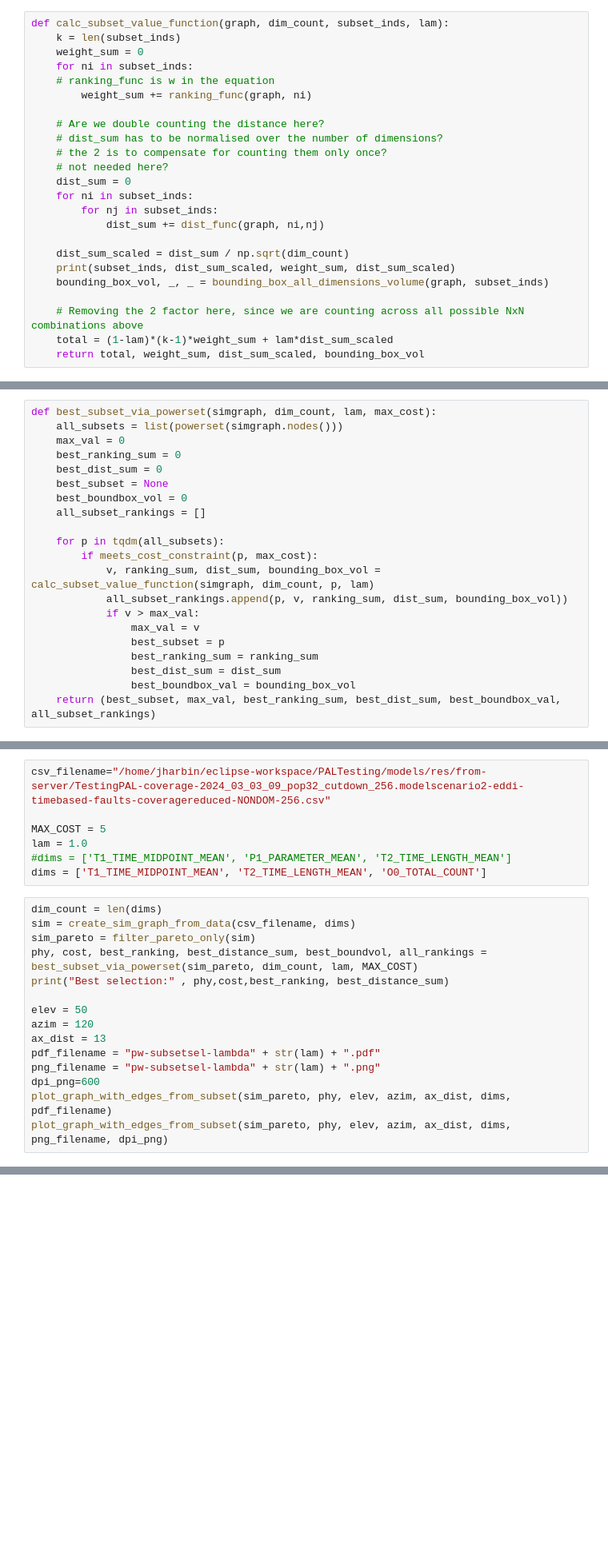
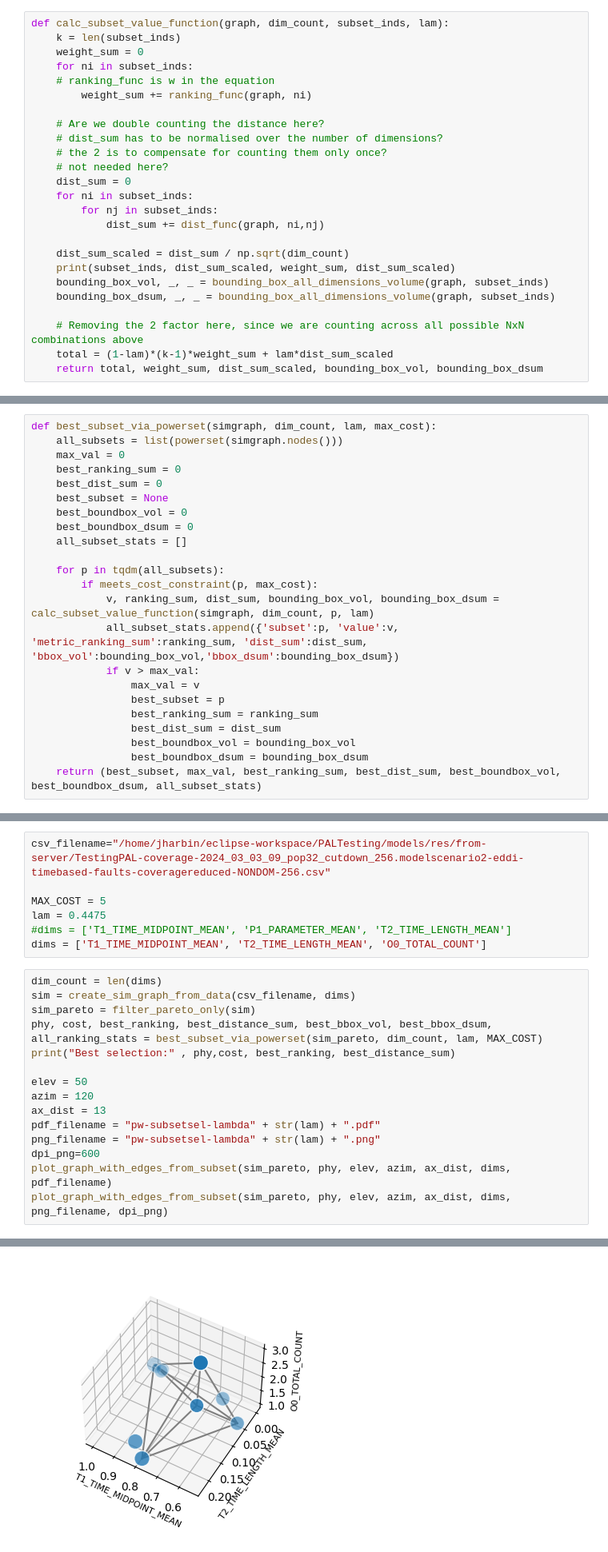
Before and after one commit to sesame-project/simulationBasedTesting, a Jupyter notebook: notebooks/phytesting/SubsetSelection.ipynb, the cells around one changed output, grey strips where cells are left out. Shown at 80% size. Saved outputs shown, nothing was run; the diff lists cells and outputs as text; blank space fills up the shorter version.

Commit message:
Subset selection

```diff
--- a/notebooks/phytesting/SubsetSelection.ipynb
+++ b/notebooks/phytesting/SubsetSelection.ipynb
@@ -304,10 +301,11 @@ def calc_subset_value_function(graph, dim_count, subset_inds, lam):
     dist_sum_scaled = dist_sum / np.sqrt(dim_count)
     print(subset_inds, dist_sum_scaled, weight_sum, dist_sum_scaled)
     bounding_box_vol, _, _ = bounding_box_all_dimensions_volume(graph, subset_inds)
+    bounding_box_dsum, _, _ = bounding_box_all_dimensions_volume(graph, subset_inds)
 
     # Removing the 2 factor here, since we are counting across all possible NxN combinations above
     total = (1-lam)*(k-1)*weight_sum + lam*dist_sum_scaled
-    return total, weight_sum, dist_sum_scaled, bounding_box_vol
+    return total, weight_sum, dist_sum_scaled, bounding_box_vol, bounding_box_dsum
 # %%
 def dist_func(graph, ni, nj):
     i_props = graph.nodes[ni]
@@ -340,19 +338,21 @@ def best_subset_via_powerset(simgraph, dim_count, lam, max_cost):
     best_dist_sum = 0
     best_subset = None
     best_boundbox_vol = 0
-    all_subset_rankings = []
+    best_boundbox_dsum = 0
+    all_subset_stats = []
 
     for p in tqdm(all_subsets):
         if meets_cost_constraint(p, max_cost):
-            v, ranking_sum, dist_sum, bounding_box_vol = calc_subset_value_function(simgraph, dim_count, p, lam)
-            all_subset_rankings.append(p, v, ranking_sum, dist_sum, bounding_box_vol))
+            v, ranking_sum, dist_sum, bounding_box_vol, bounding_box_dsum = calc_subset_value_function(simgraph, dim_count, p, lam)
+            all_subset_stats.append({'subset':p, 'value':v, 'metric_ranking_sum':ranking_sum, 'dist_sum':dist_sum, 'bbox_vol':bounding_box_vol,'bbox_dsum':bounding_box_dsum})
             if v > max_val:
                 max_val = v
                 best_subset = p
                 best_ranking_sum = ranking_sum
                 best_dist_sum = dist_sum
-                best_boundbox_val = bounding_box_vol
-    return (best_subset, max_val, best_ranking_sum, best_dist_sum, best_boundbox_val, all_subset_rankings)
+                best_boundbox_vol = bounding_box_vol
+                best_boundbox_dsum = bounding_box_dsum
+    return (best_subset, max_val, best_ranking_sum, best_dist_sum, best_boundbox_vol, best_boundbox_dsum, all_subset_stats)
 # %%
 def filter_pareto_only(simgraph):
     simgraph_out = nx.Graph()
@@ -441,15 +441,15 @@ plt.rcParams['figure.figsize'] = [8, 3.6]
 csv_filename="/home/jharbin/eclipse-workspace/PALTesting/models/res/from-server/TestingPAL-coverage-2024_03_03_09_pop32_cutdown_256.modelscenario2-eddi-timebased-faults-coveragereduced-NONDOM-256.csv"
 
 MAX_COST = 5
-lam = 1.0
+lam = 0.4475
 #dims = ['T1_TIME_MIDPOINT_MEAN', 'P1_PARAMETER_MEAN', 'T2_TIME_LENGTH_MEAN']
 dims = ['T1_TIME_MIDPOINT_MEAN', 'T2_TIME_LENGTH_MEAN', 'O0_TOTAL_COUNT']
 # %%
 dim_count = len(dims)
 sim = create_sim_graph_from_data(csv_filename, dims)
 sim_pareto = filter_pareto_only(sim)
-phy, cost, best_ranking, best_distance_sum, best_boundvol, all_rankings = best_subset_via_powerset(sim_pareto, dim_count, lam, MAX_COST)
-print("Best selection:" , phy,cost,best_ranking, best_distance_sum)
+phy, cost, best_ranking, best_distance_sum, best_bbox_vol, best_bbox_dsum, all_ranking_stats = best_subset_via_powerset(sim_pareto, dim_count, lam, MAX_COST)
+print("Best selection:" , phy,cost, best_ranking, best_distance_sum)
 
 elev = 50
 azim = 120
@@ -459,3 +459,4 @@ png_filename = "pw-subsetsel-lambda" + str(lam) + ".png"
 dpi_png=600
 plot_graph_with_edges_from_subset(sim_pareto, phy, elev, azim, ax_dist, dims, pdf_filename)
 plot_graph_with_edges_from_subset(sim_pareto, phy, elev, azim, ax_dist, dims, png_filename, dpi_png)
+# %% [output]
@@ -461,0 +480 @@ plot_graph_with_edges_from_subset(sim_pareto, phy, elev, azim, ax_dist, dims, pn
+[figure, added]
```
Also changed, not shown: parts of 17 cells of this notebook.
